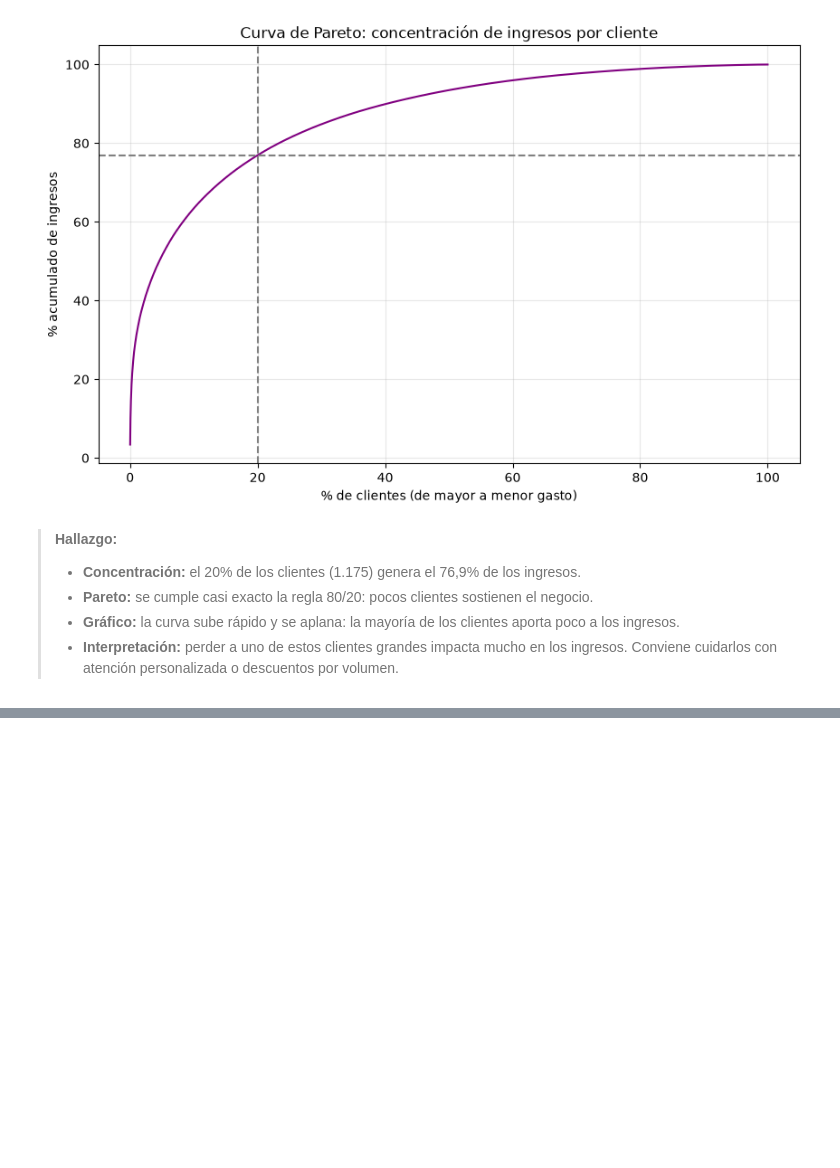
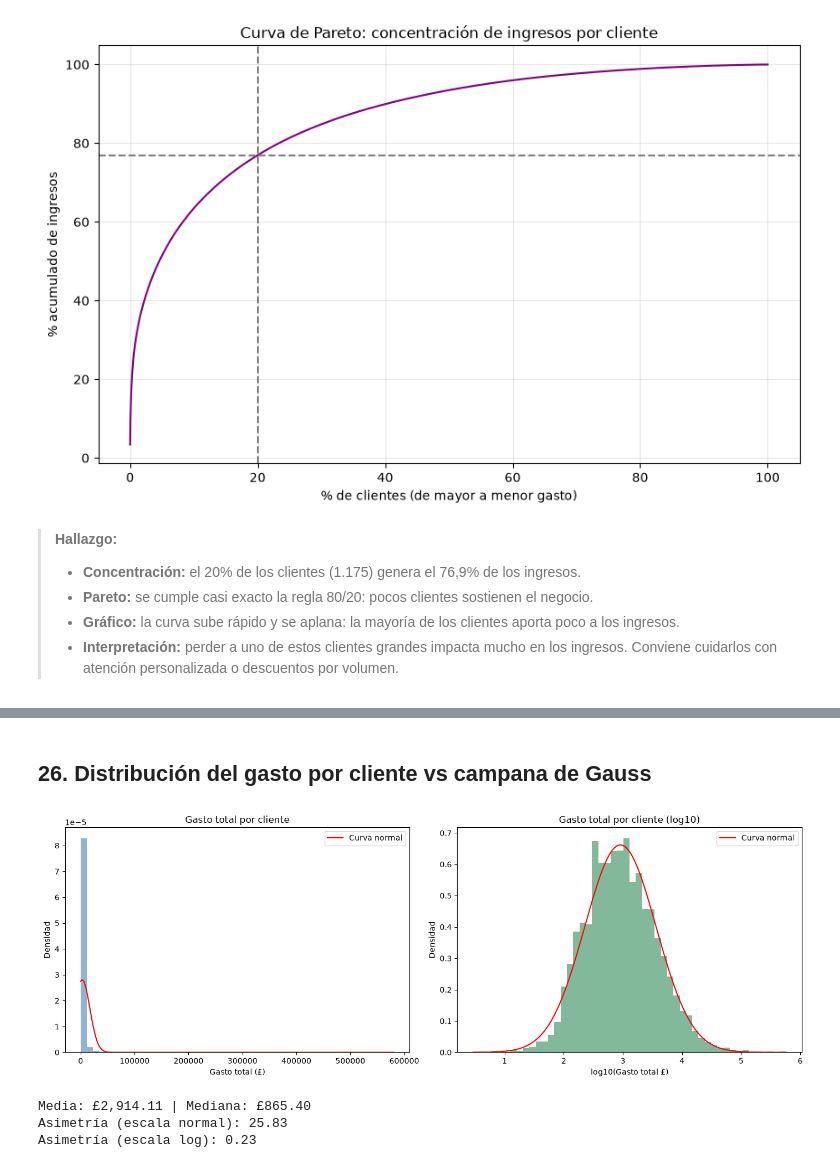
Before and after one commit to Bootcamp-DA-P3/Proyecto_EDA_Exploratory_Data_Analysis_Franco, a Jupyter notebook: notebooks/01_eda_online_retail.ipynb, the cells around one changed output, grey strips where cells are left out. Cells and saved outputs as stored; diff of their text form; code cells hidden in the pictures; blank space fills up the shorter version.

```diff
--- a/notebooks/01_eda_online_retail.ipynb
+++ b/notebooks/01_eda_online_retail.ipynb
@@ -551,0 +657,37 @@ plt.show()
+# %% [markdown]
+## 26. Distribución del gasto por cliente vs campana de Gauss
+# %%
+gasto = clientes['gasto_total']
+gasto_log = np.log10(gasto)
+
+fig, axes = plt.subplots(1, 2, figsize=(14, 5))
+
+# Escala normal
+axes[0].hist(gasto, bins=50, density=True, color='steelblue', alpha=0.6)
+x = np.linspace(gasto.min(), gasto.max(), 500)
+axes[0].plot(x, stats.norm.pdf(x, gasto.mean(), gasto.std()), color='red', label='Curva normal')
+axes[0].set_title('Gasto total por cliente')
+axes[0].set_xlabel('Gasto total (£)')
+axes[0].set_ylabel('Densidad')
+axes[0].legend()
+
+# Escala logarítmica
+axes[1].hist(gasto_log, bins=50, density=True, color='seagreen', alpha=0.6)
+x_log = np.linspace(gasto_log.min(), gasto_log.max(), 500)
+axes[1].plot(x_log, stats.norm.pdf(x_log, gasto_log.mean(), gasto_log.std()), color='red', label='Curva normal')
+axes[1].set_title('Gasto total por cliente (log10)')
+axes[1].set_xlabel('log10(Gasto total £)')
+axes[1].set_ylabel('Densidad')
+axes[1].legend()
+
+plt.tight_layout()
+plt.show()
+
+print(f"Media: £{gasto.mean():,.2f} | Mediana: £{gasto.median():,.2f}")
+print(f"Asimetría (escala normal): {gasto.skew():.2f}")
+print(f"Asimetría (escala log): {gasto_log.skew():.2f}")
+# %% [output]
+[figure, added]
+Media: £2,914.11 | Mediana: £865.40
+Asimetría (escala normal): 25.83
+Asimetría (escala log): 0.23
```
Also changed, not shown: parts of 12 cells of this notebook, 18 other files.
